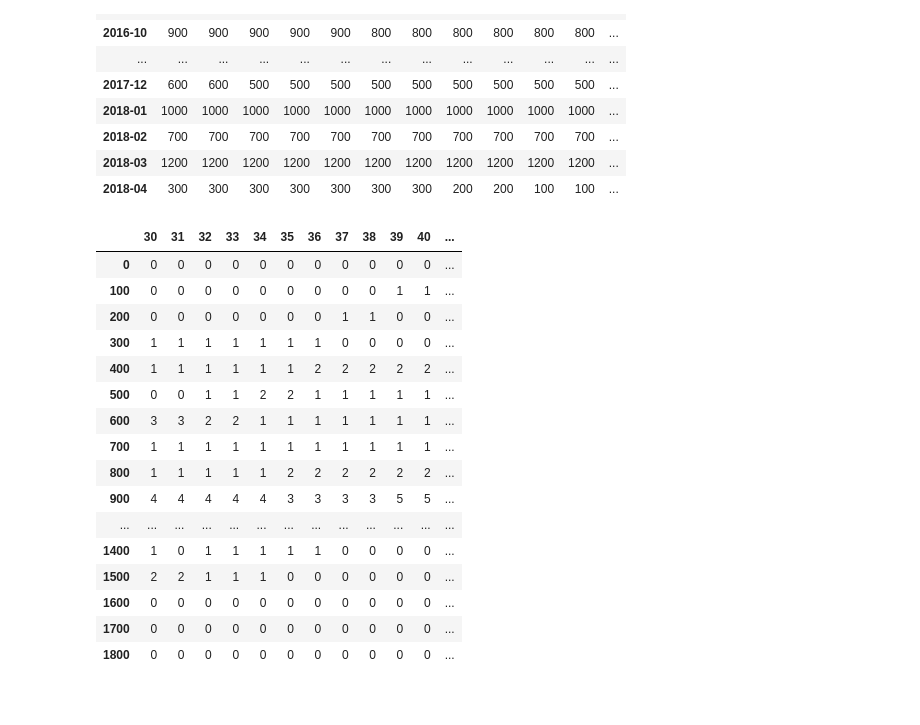
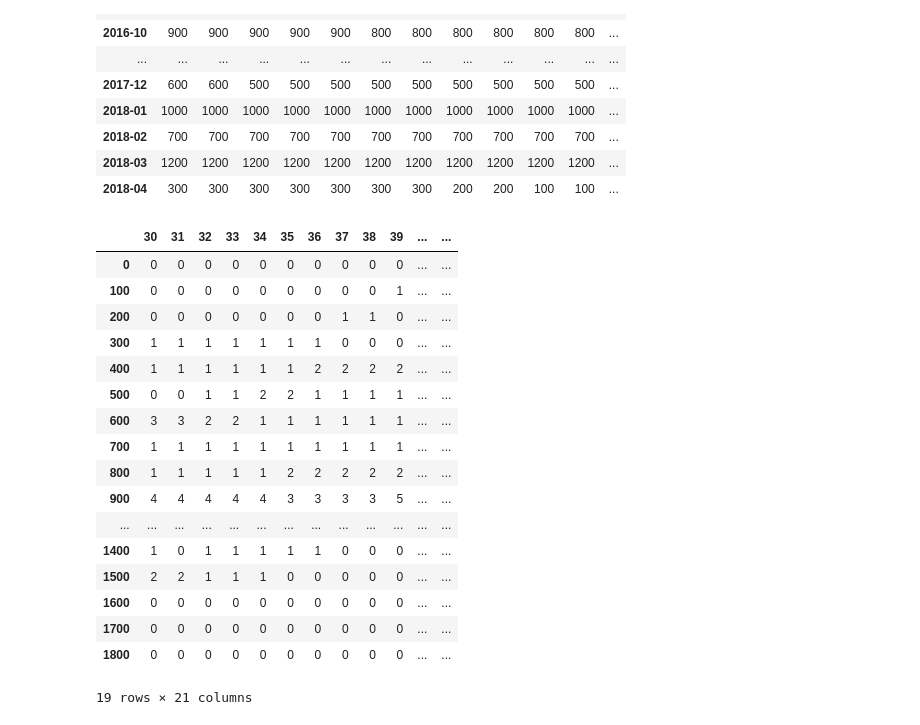
Before and after one commit to Junch/learning_notebook, a Jupyter notebook: 07-hupai/calculate.ipynb, the cells around one changed output. Saved outputs shown, nothing was run; the diff lists cells and outputs as text; code cells hidden in the pictures.

```diff
--- a/07-hupai/calculate.ipynb
+++ b/07-hupai/calculate.ipynb
@@ -96,29 +85,30 @@ table[[x for x in range(30, 50)]]
 # %%
 arr = []
 for i in range(0, 60):
     arr.append(table[i].value_counts())
 
 ret = pd.concat(arr, axis=1)
 ret.fillna(0, inplace=True)
 for i in range(0, 60):
     ret[i]=ret[i].astype('int')
 
-ret[[x for x in range(30,50)]]
+ret[[x for x in range(30,51)]]
 # %% [output]
-|  | 30 | 31 | 32 | 33 | 34 | 35 | 36 | 37 | 38 | 39 | 40 | ... |
-| 0 | 0 | 0 | 0 | 0 | 0 | 0 | 0 | 0 | 0 | 0 | 0 | ... |
-| 100 | 0 | 0 | 0 | 0 | 0 | 0 | 0 | 0 | 0 | 1 | 1 | ... |
-| 200 | 0 | 0 | 0 | 0 | 0 | 0 | 0 | 1 | 1 | 0 | 0 | ... |
-| 300 | 1 | 1 | 1 | 1 | 1 | 1 | 1 | 0 | 0 | 0 | 0 | ... |
-| 400 | 1 | 1 | 1 | 1 | 1 | 1 | 2 | 2 | 2 | 2 | 2 | ... |
-| 500 | 0 | 0 | 1 | 1 | 2 | 2 | 1 | 1 | 1 | 1 | 1 | ... |
-| 600 | 3 | 3 | 2 | 2 | 1 | 1 | 1 | 1 | 1 | 1 | 1 | ... |
-| 700 | 1 | 1 | 1 | 1 | 1 | 1 | 1 | 1 | 1 | 1 | 1 | ... |
-| 800 | 1 | 1 | 1 | 1 | 1 | 2 | 2 | 2 | 2 | 2 | 2 | ... |
-| 900 | 4 | 4 | 4 | 4 | 4 | 3 | 3 | 3 | 3 | 5 | 5 | ... |
+|  | 30 | 31 | 32 | 33 | 34 | 35 | 36 | 37 | 38 | 39 | ... | ... |
+| 0 | 0 | 0 | 0 | 0 | 0 | 0 | 0 | 0 | 0 | 0 | ... | ... |
+| 100 | 0 | 0 | 0 | 0 | 0 | 0 | 0 | 0 | 0 | 1 | ... | ... |
+| 200 | 0 | 0 | 0 | 0 | 0 | 0 | 0 | 1 | 1 | 0 | ... | ... |
+| 300 | 1 | 1 | 1 | 1 | 1 | 1 | 1 | 0 | 0 | 0 | ... | ... |
+| 400 | 1 | 1 | 1 | 1 | 1 | 1 | 2 | 2 | 2 | 2 | ... | ... |
+| 500 | 0 | 0 | 1 | 1 | 2 | 2 | 1 | 1 | 1 | 1 | ... | ... |
+| 600 | 3 | 3 | 2 | 2 | 1 | 1 | 1 | 1 | 1 | 1 | ... | ... |
+| 700 | 1 | 1 | 1 | 1 | 1 | 1 | 1 | 1 | 1 | 1 | ... | ... |
+| 800 | 1 | 1 | 1 | 1 | 1 | 2 | 2 | 2 | 2 | 2 | ... | ... |
+| 900 | 4 | 4 | 4 | 4 | 4 | 3 | 3 | 3 | 3 | 5 | ... | ... |
 | ... | ... | ... | ... | ... | ... | ... | ... | ... | ... | ... | ... | ... |
-| 1400 | 1 | 0 | 1 | 1 | 1 | 1 | 1 | 0 | 0 | 0 | 0 | ... |
-| 1500 | 2 | 2 | 1 | 1 | 1 | 0 | 0 | 0 | 0 | 0 | 0 | ... |
-| 1600 | 0 | 0 | 0 | 0 | 0 | 0 | 0 | 0 | 0 | 0 | 0 | ... |
-| 1700 | 0 | 0 | 0 | 0 | 0 | 0 | 0 | 0 | 0 | 0 | 0 | ... |
-| 1800 | 0 | 0 | 0 | 0 | 0 | 0 | 0 | 0 | 0 | 0 | 0 | ... |
+| 1400 | 1 | 0 | 1 | 1 | 1 | 1 | 1 | 0 | 0 | 0 | ... | ... |
+| 1500 | 2 | 2 | 1 | 1 | 1 | 0 | 0 | 0 | 0 | 0 | ... | ... |
+| 1600 | 0 | 0 | 0 | 0 | 0 | 0 | 0 | 0 | 0 | 0 | ... | ... |
+| 1700 | 0 | 0 | 0 | 0 | 0 | 0 | 0 | 0 | 0 | 0 | ... | ... |
+| 1800 | 0 | 0 | 0 | 0 | 0 | 0 | 0 | 0 | 0 | 0 | ... | ... |
+19 rows × 21 columns
```
Also changed, not shown: parts of 1 cell of this notebook, 1 other file.
